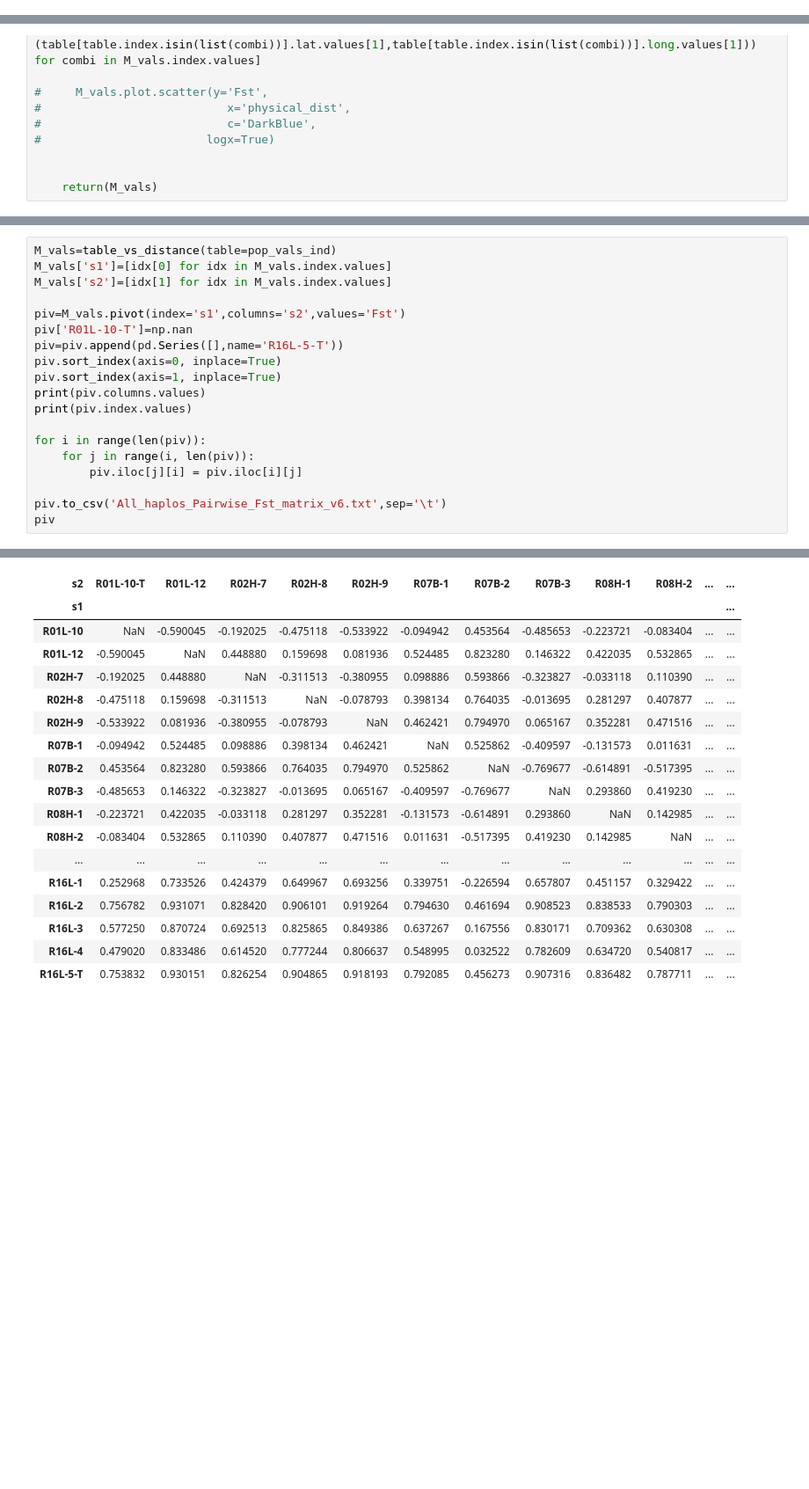
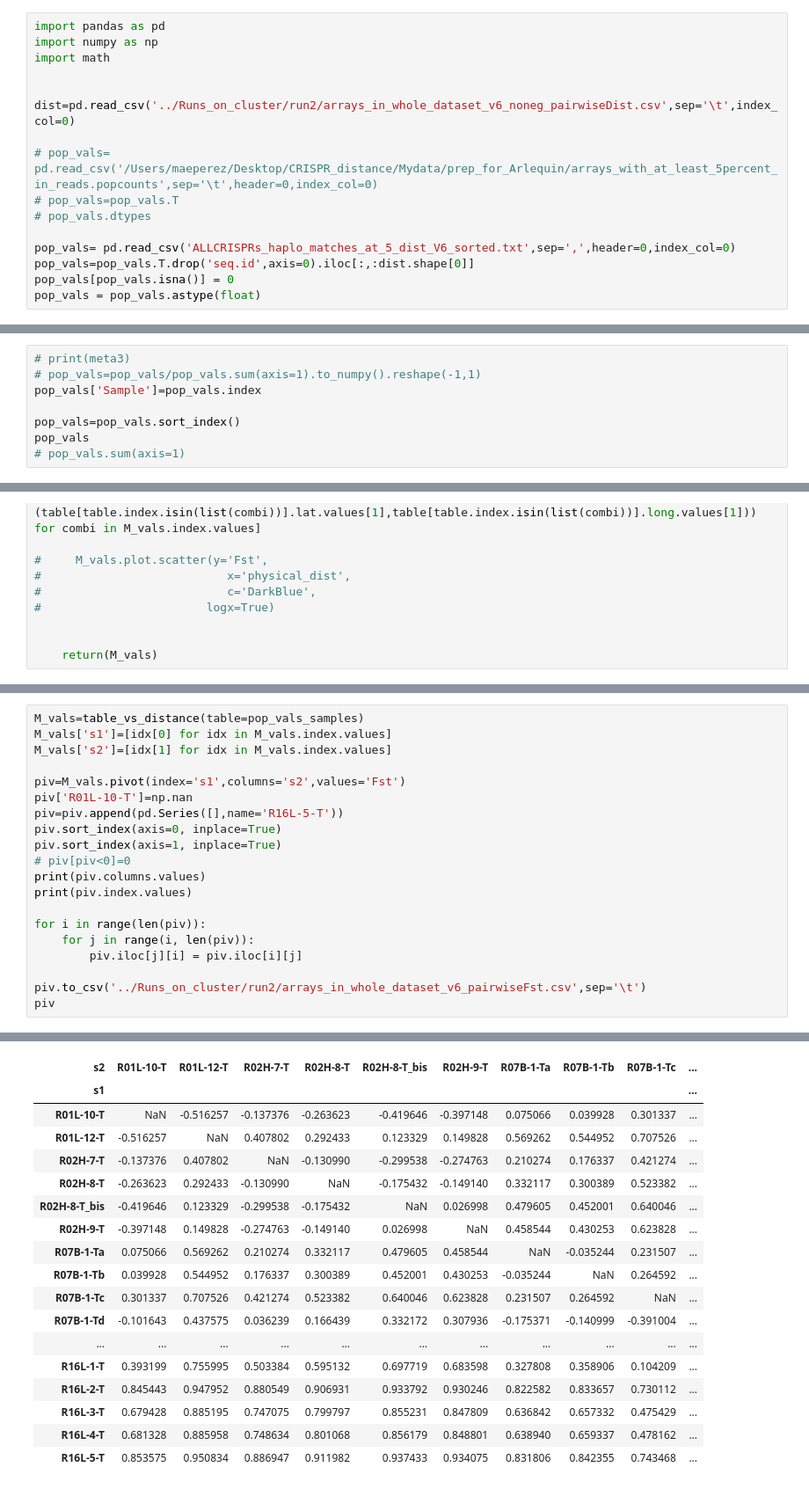
Before and after one commit to maepz/CRISPR_distance, a Jupyter notebook: Mydata/Migration_with_all_arrays.ipynb, the cells around one changed output, grey strips where cells are left out. Shown at 88% size. Drawn from its saved outputs; the diff is of its cells as text; blank space fills up the shorter version.

```diff
--- a/Mydata/Migration_with_all_arrays.ipynb
+++ b/Mydata/Migration_with_all_arrays.ipynb
@@ -1,3 +1,19 @@
 # %%
 ## Loading the data and grouping according to hierarchical clusters
+# %%
+import pandas as pd
+import numpy as np
+import math
+
+
+dist=pd.read_csv('../Runs_on_cluster/run2/arrays_in_whole_dataset_v6_noneg_pairwiseDist.csv',sep='\t',index_col=0)
+
+# pop_vals= pd.read_csv('/Users/maeperez/Desktop/CRISPR_distance/Mydata/prep_for_Arlequin/arrays_with_at_least_5percent_in_reads.popcounts',sep='\t',header=0,index_col=0)
+# pop_vals=pop_vals.T
+# pop_vals.dtypes
+
+pop_vals= pd.read_csv('ALLCRISPRs_haplo_matches_at_5_dist_V6_sorted.txt',sep=',',header=0,index_col=0)
+pop_vals=pop_vals.T.drop('seq.id',axis=0).iloc[:,:dist.shape[0]]
+pop_vals[pop_vals.isna()] = 0
+pop_vals = pop_vals.astype(float)
 # %%
@@ -62,0 +63,8 @@ print(dist.shape)
+# %%
+# print(meta3)
+# pop_vals=pop_vals/pop_vals.sum(axis=1).to_numpy().reshape(-1,1)
+pop_vals['Sample']=pop_vals.index
+
+pop_vals=pop_vals.sort_index()
+pop_vals
+# pop_vals.sum(axis=1)
@@ -184,5 +246,5 @@ sns.boxplot(x="str_dist", y="Fst", data=M_vals)
 # %%
-M_vals=table_vs_distance(table=pop_vals_ind)
+M_vals=table_vs_distance(table=pop_vals_samples)
 M_vals['s1']=[idx[0] for idx in M_vals.index.values]
 M_vals['s2']=[idx[1] for idx in M_vals.index.values]
 
@@ -191,6 +253,7 @@ piv['R01L-10-T']=np.nan
 piv=piv.append(pd.Series([],name='R16L-5-T'))
 piv.sort_index(axis=0, inplace=True)
 piv.sort_index(axis=1, inplace=True)
+# piv[piv<0]=0
 print(piv.columns.values)
 print(piv.index.values)
 
@@ -198,6 +261,6 @@ for i in range(len(piv)):
     for j in range(i, len(piv)):
         piv.iloc[j][i] = piv.iloc[i][j]
 
-piv.to_csv('All_haplos_Pairwise_Fst_matrix_v6.txt',sep='\t')
+piv.to_csv('../Runs_on_cluster/run2/arrays_in_whole_dataset_v6_pairwiseFst.csv',sep='\t')
 piv
 # %% [output]
@@ -212,18 +283,18 @@ piv
-| s2 | R01L-10-T | R01L-12 | R02H-7 | R02H-8 | R02H-9 | R07B-1 | R07B-2 | R07B-3 | R08H-1 | R08H-2 | ... | ... |
-| s1 |  |  |  |  |  |  |  |  |  |  |  | ... |
-| R01L-10 | NaN | -0.590045 | -0.192025 | -0.475118 | -0.533922 | -0.094942 | 0.453564 | -0.485653 | -0.223721 | -0.083404 | ... | ... |
-| R01L-12 | -0.590045 | NaN | 0.448880 | 0.159698 | 0.081936 | 0.524485 | 0.823280 | 0.146322 | 0.422035 | 0.532865 | ... | ... |
-| R02H-7 | -0.192025 | 0.448880 | NaN | -0.311513 | -0.380955 | 0.098886 | 0.593866 | -0.323827 | -0.033118 | 0.110390 | ... | ... |
-| R02H-8 | -0.475118 | 0.159698 | -0.311513 | NaN | -0.078793 | 0.398134 | 0.764035 | -0.013695 | 0.281297 | 0.407877 | ... | ... |
-| R02H-9 | -0.533922 | 0.081936 | -0.380955 | -0.078793 | NaN | 0.462421 | 0.794970 | 0.065167 | 0.352281 | 0.471516 | ... | ... |
-| R07B-1 | -0.094942 | 0.524485 | 0.098886 | 0.398134 | 0.462421 | NaN | 0.525862 | -0.409597 | -0.131573 | 0.011631 | ... | ... |
-| R07B-2 | 0.453564 | 0.823280 | 0.593866 | 0.764035 | 0.794970 | 0.525862 | NaN | -0.769677 | -0.614891 | -0.517395 | ... | ... |
-| R07B-3 | -0.485653 | 0.146322 | -0.323827 | -0.013695 | 0.065167 | -0.409597 | -0.769677 | NaN | 0.293860 | 0.419230 | ... | ... |
-| R08H-1 | -0.223721 | 0.422035 | -0.033118 | 0.281297 | 0.352281 | -0.131573 | -0.614891 | 0.293860 | NaN | 0.142985 | ... | ... |
-| R08H-2 | -0.083404 | 0.532865 | 0.110390 | 0.407877 | 0.471516 | 0.011631 | -0.517395 | 0.419230 | 0.142985 | NaN | ... | ... |
-| ... | ... | ... | ... | ... | ... | ... | ... | ... | ... | ... | ... | ... |
-| R16L-1 | 0.252968 | 0.733526 | 0.424379 | 0.649967 | 0.693256 | 0.339751 | -0.226594 | 0.657807 | 0.451157 | 0.329422 | ... | ... |
-| R16L-2 | 0.756782 | 0.931071 | 0.828420 | 0.906101 | 0.919264 | 0.794630 | 0.461694 | 0.908523 | 0.838533 | 0.790303 | ... | ... |
-| R16L-3 | 0.577250 | 0.870724 | 0.692513 | 0.825865 | 0.849386 | 0.637267 | 0.167556 | 0.830171 | 0.709362 | 0.630308 | ... | ... |
-| R16L-4 | 0.479020 | 0.833486 | 0.614520 | 0.777244 | 0.806637 | 0.548995 | 0.032522 | 0.782609 | 0.634720 | 0.540817 | ... | ... |
-| R16L-5-T | 0.753832 | 0.930151 | 0.826254 | 0.904865 | 0.918193 | 0.792085 | 0.456273 | 0.907316 | 0.836482 | 0.787711 | ... | ... |
+| s2 | R01L-10-T | R01L-12-T | R02H-7-T | R02H-8-T | R02H-8-T_bis | R02H-9-T | R07B-1-Ta | R07B-1-Tb | R07B-1-Tc | ... |
+| s1 |  |  |  |  |  |  |  |  |  | ... |
+| R01L-10-T | NaN | -0.516257 | -0.137376 | -0.263623 | -0.419646 | -0.397148 | 0.075066 | 0.039928 | 0.301337 | ... |
+| R01L-12-T | -0.516257 | NaN | 0.407802 | 0.292433 | 0.123329 | 0.149828 | 0.569262 | 0.544952 | 0.707526 | ... |
+| R02H-7-T | -0.137376 | 0.407802 | NaN | -0.130990 | -0.299538 | -0.274763 | 0.210274 | 0.176337 | 0.421274 | ... |
+| R02H-8-T | -0.263623 | 0.292433 | -0.130990 | NaN | -0.175432 | -0.149140 | 0.332117 | 0.300389 | 0.523382 | ... |
+| R02H-8-T_bis | -0.419646 | 0.123329 | -0.299538 | -0.175432 | NaN | 0.026998 | 0.479605 | 0.452001 | 0.640046 | ... |
+| R02H-9-T | -0.397148 | 0.149828 | -0.274763 | -0.149140 | 0.026998 | NaN | 0.458544 | 0.430253 | 0.623828 | ... |
+| R07B-1-Ta | 0.075066 | 0.569262 | 0.210274 | 0.332117 | 0.479605 | 0.458544 | NaN | -0.035244 | 0.231507 | ... |
+| R07B-1-Tb | 0.039928 | 0.544952 | 0.176337 | 0.300389 | 0.452001 | 0.430253 | -0.035244 | NaN | 0.264592 | ... |
+| R07B-1-Tc | 0.301337 | 0.707526 | 0.421274 | 0.523382 | 0.640046 | 0.623828 | 0.231507 | 0.264592 | NaN | ... |
+| R07B-1-Td | -0.101643 | 0.437575 | 0.036239 | 0.166439 | 0.332172 | 0.307936 | -0.175371 | -0.140999 | -0.391004 | ... |
+| ... | ... | ... | ... | ... | ... | ... | ... | ... | ... | ... |
+| R16L-1-T | 0.393199 | 0.755995 | 0.503384 | 0.595132 | 0.697719 | 0.683598 | 0.327808 | 0.358906 | 0.104209 | ... |
+| R16L-2-T | 0.845443 | 0.947952 | 0.880549 | 0.906931 | 0.933792 | 0.930246 | 0.822582 | 0.833657 | 0.730112 | ... |
+| R16L-3-T | 0.679428 | 0.885195 | 0.747075 | 0.799797 | 0.855231 | 0.847809 | 0.636842 | 0.657332 | 0.475429 | ... |
+| R16L-4-T | 0.681328 | 0.885958 | 0.748634 | 0.801068 | 0.856179 | 0.848801 | 0.638940 | 0.659337 | 0.478162 | ... |
+| R16L-5-T | 0.853575 | 0.950834 | 0.886947 | 0.911982 | 0.937433 | 0.934075 | 0.831806 | 0.842355 | 0.743468 | ... |
```
Also changed, not shown: parts of 12 cells of this notebook, 4 other files.
